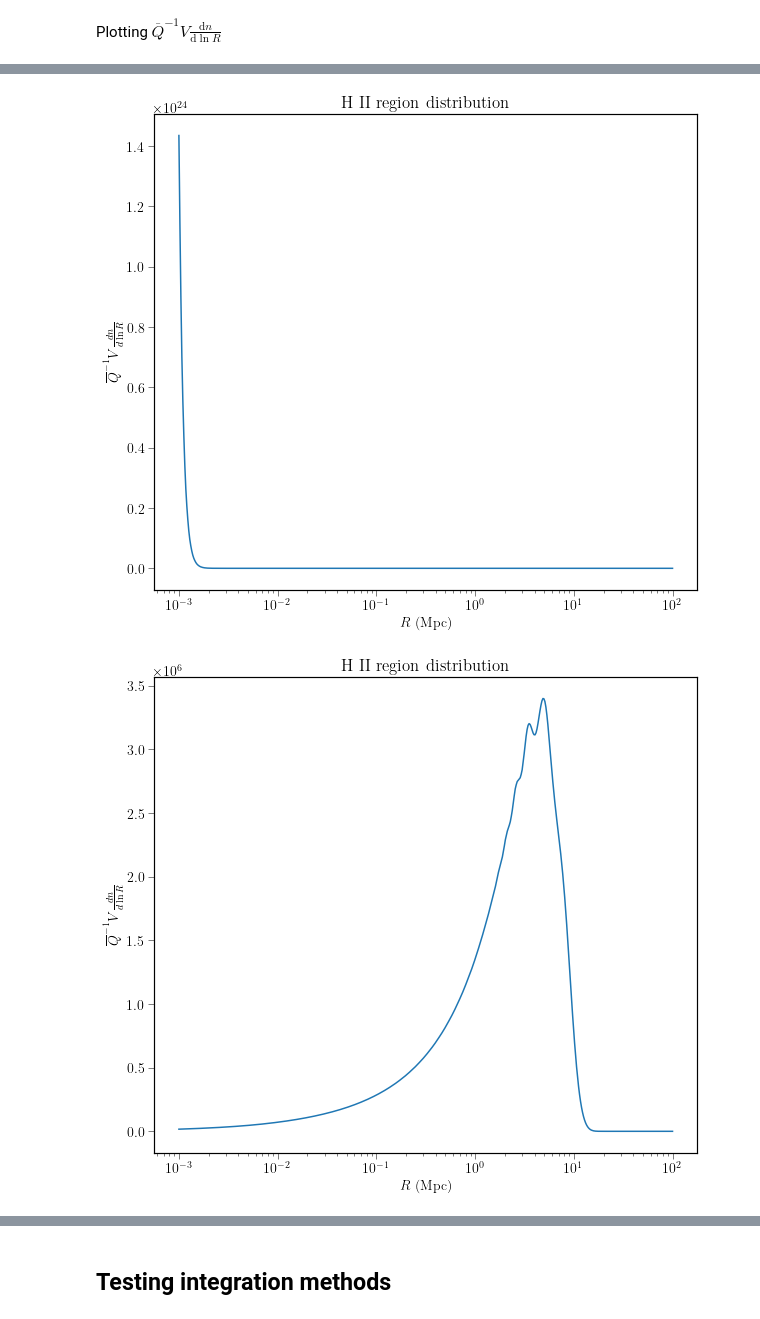
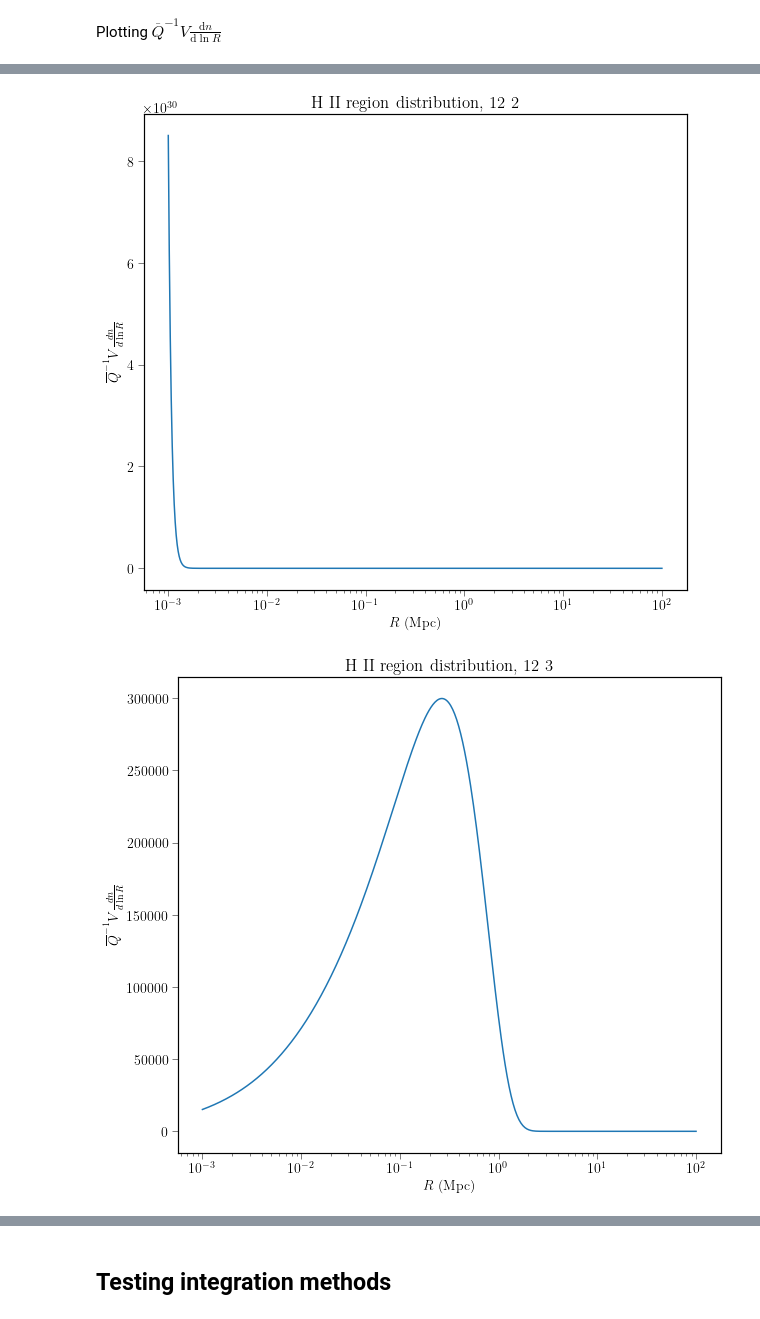
Before and after one commit to emeln/Thesis, a Jupyter notebook: axion_kSZ_source/notebooks/bubble_notebook.ipynb, the cells around one changed output, grey strips where cells are left out. Saved outputs shown, nothing was run; the diff lists cells and outputs as text; code cells hidden in the pictures.

```diff
--- a/axion_kSZ_source/notebooks/bubble_notebook.ipynb
+++ b/axion_kSZ_source/notebooks/bubble_notebook.ipynb
@@ -101,7 +101,9 @@ bubbleFuncFFT = []
 pressSchechter = []
 pressSchechterFFT = []
 
-window = 'sharp_k'
+# window = 'sharp_k'
+# window = 'top_hat'
+window = 'gaussian'
 intHelper = IntegrationHelper(2048)
 z_vals_sigma = np.linspace(0,20,25)
                                 # I'm not sure what to do for this one; I don't know what Gerrit used for this.
@@ -123,7 +125,9 @@ def reset_cosmo():
     pressSchechter = []
     pressSchechterFFT = []
 
-    window = 'sharp_k'
+    # window = 'sharp_k'
+    # window = 'top_hat'
+    window = 'gaussian'
     intHelper = IntegrationHelper(2048)
     z_vals_sigma = np.linspace(0,20,25)
                                     # I'm not sure what to do for this one; I don't know what Gerrit used for this.
@@ -149,7 +153,7 @@ def add_cosmo(cosmo,name): # Adds a new cosmology to the arrays. Returns the cos
     lin_power.append(thisCamb.get_linear_power(extrap_kmax=1e3, extrap_kmin=1e-6))
     growth.append(thisCamb.get_growth())
 
-    thisSigmaInt = SigmaInterpolator(cosmo,lin_power[cid],growth[cid],1e1,1e20,z_vals_sigma,intHelper,Nr=1024,window_function=window)
+    thisSigmaInt = SigmaInterpolator(cosmo,lin_power[cid],growth[cid],1e1,1e25,z_vals_sigma,intHelper,Nr=1024,window_function=window)
     thisSigmaInt.compute(1e-4,1e3)
     sigmaInt.append(thisSigmaInt)
 
@@ -177,7 +181,7 @@ def update_cosmo(cosmo,i): # Updates the arrays' ith position with cosmo
     lin_power[i] = thisCamb.get_linear_power(extrap_kmax=1e3, extrap_kmin=1e-6)
     growth[i] = thisCamb.get_growth()
 
-    thisSigmaInt = SigmaInterpolator(cosmo,lin_power[i],growth[i],1e1,1e20,z_vals_sigma,intHelper,Nr=1024,window_function=window)
+    thisSigmaInt = SigmaInterpolator(cosmo,lin_power[i],growth[i],1e1,1e25,z_vals_sigma,intHelper,Nr=1024,window_function=window)
     thisSigmaInt.compute(1e-4,1e3)
     sigmaInt[i] = thisSigmaInt
 
@@ -541,7 +547,7 @@ for z in z_vals:
 #         R_vals = R_from_m(m_vals,cosmos[i])
 
         print("Q =",Q)
-        title1 = f'H II region distribution'
+        title1 = f'H II region distribution, {z} {i}'
 
         plt.figure()
         plt.plot(R_vals,3*(1/Q)*(m_vals/rho)*bubbleFuncFFT[i](m_vals,z))
@@ -570,2 +576,2 @@ Q = 5.628241393148613e-11
-[figure, old version]
+[figure, new version]
-[figure, old version]
+[figure, new version]
```
Also changed, not shown: parts of 21 cells of this notebook, 16 other files.
